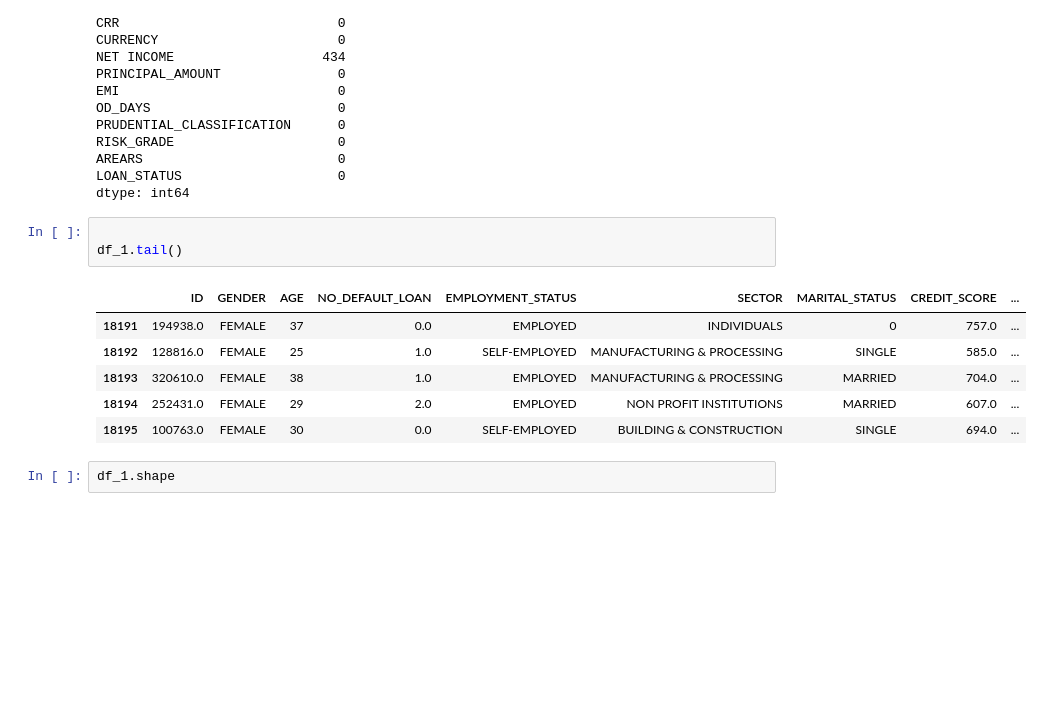
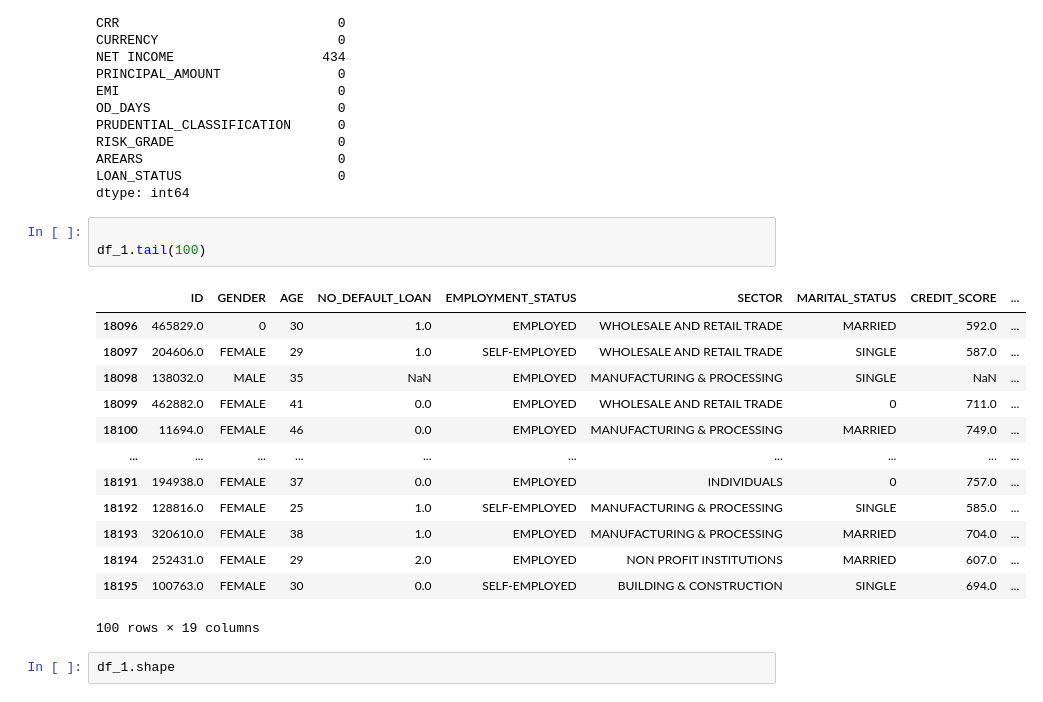
Before and after one commit to AlexIrungu/DSC-CapstoneProject, a Jupyter notebook: notebooks/james.ipynb, the cells around one changed output. Drawn from its saved outputs; the diff is of its cells as text; blank space fills up the shorter version.

```diff
--- a/notebooks/james.ipynb
+++ b/notebooks/james.ipynb
@@ -137,14 +137,21 @@ LOAN_STATUS                    0
 dtype: int64
 # %%
 
-df_1.tail()
+df_1.tail(100)
 # %% [output]
 |  | ID | GENDER | AGE | NO_DEFAULT_LOAN | EMPLOYMENT_STATUS | SECTOR | MARITAL_STATUS | CREDIT_SCORE | ... |
+| 18096 | 465829.0 | 0 | 30 | 1.0 | EMPLOYED | WHOLESALE AND RETAIL TRADE | MARRIED | 592.0 | ... |
+| 18097 | 204606.0 | FEMALE | 29 | 1.0 | SELF-EMPLOYED | WHOLESALE AND RETAIL TRADE | SINGLE | 587.0 | ... |
+| 18098 | 138032.0 | MALE | 35 | NaN | EMPLOYED | MANUFACTURING & PROCESSING | SINGLE | NaN | ... |
+| 18099 | 462882.0 | FEMALE | 41 | 0.0 | EMPLOYED | WHOLESALE AND RETAIL TRADE | 0 | 711.0 | ... |
+| 18100 | 11694.0 | FEMALE | 46 | 0.0 | EMPLOYED | MANUFACTURING & PROCESSING | MARRIED | 749.0 | ... |
+| ... | ... | ... | ... | ... | ... | ... | ... | ... | ... |
 | 18191 | 194938.0 | FEMALE | 37 | 0.0 | EMPLOYED | INDIVIDUALS | 0 | 757.0 | ... |
 | 18192 | 128816.0 | FEMALE | 25 | 1.0 | SELF-EMPLOYED | MANUFACTURING & PROCESSING | SINGLE | 585.0 | ... |
 | 18193 | 320610.0 | FEMALE | 38 | 1.0 | EMPLOYED | MANUFACTURING & PROCESSING | MARRIED | 704.0 | ... |
 | 18194 | 252431.0 | FEMALE | 29 | 2.0 | EMPLOYED | NON PROFIT INSTITUTIONS | MARRIED | 607.0 | ... |
 | 18195 | 100763.0 | FEMALE | 30 | 0.0 | SELF-EMPLOYED | BUILDING & CONSTRUCTION | SINGLE | 694.0 | ... |
+100 rows × 19 columns
 # %%
 df_1.shape
 # %% [output]
```
Also changed, not shown: parts of 19 cells of this notebook.
